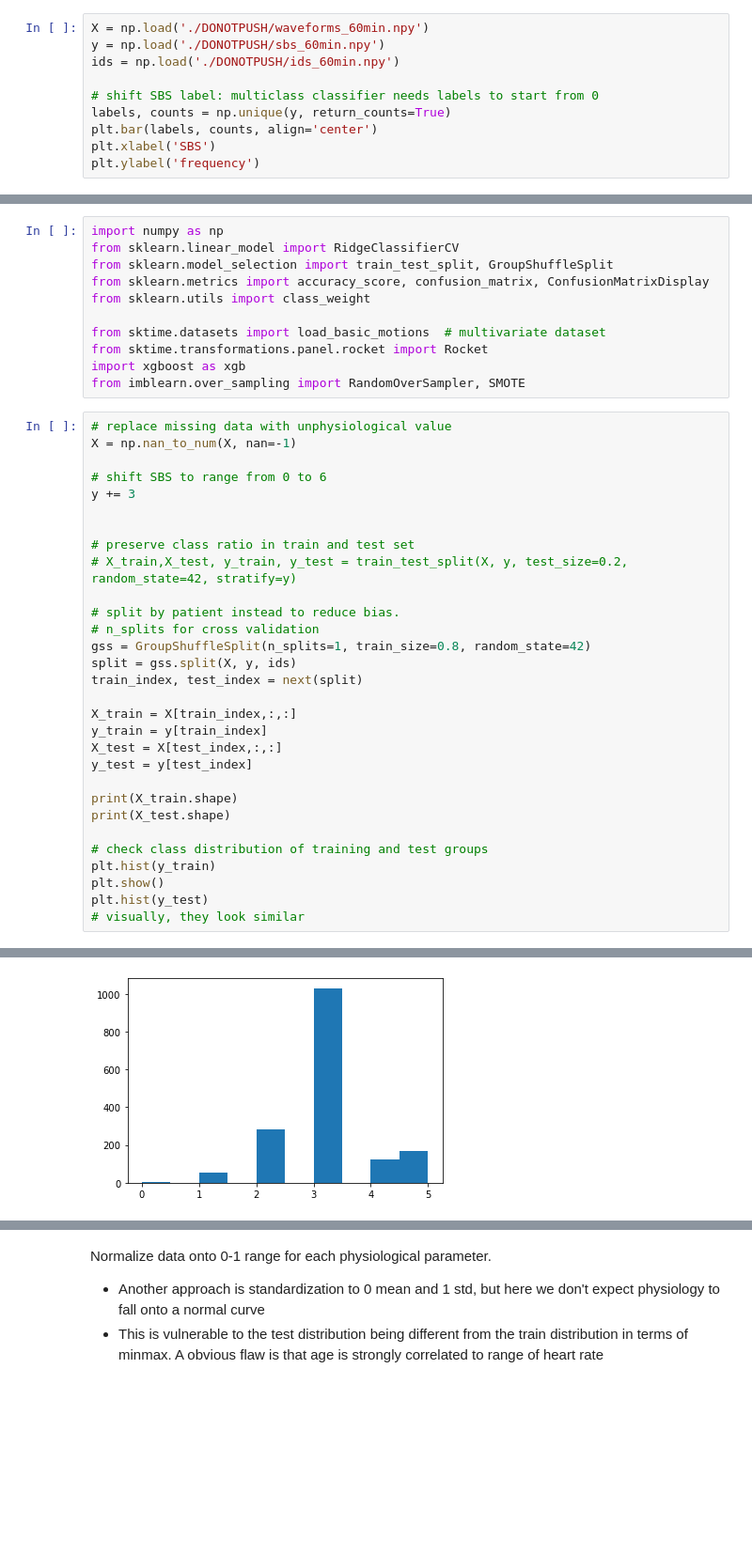
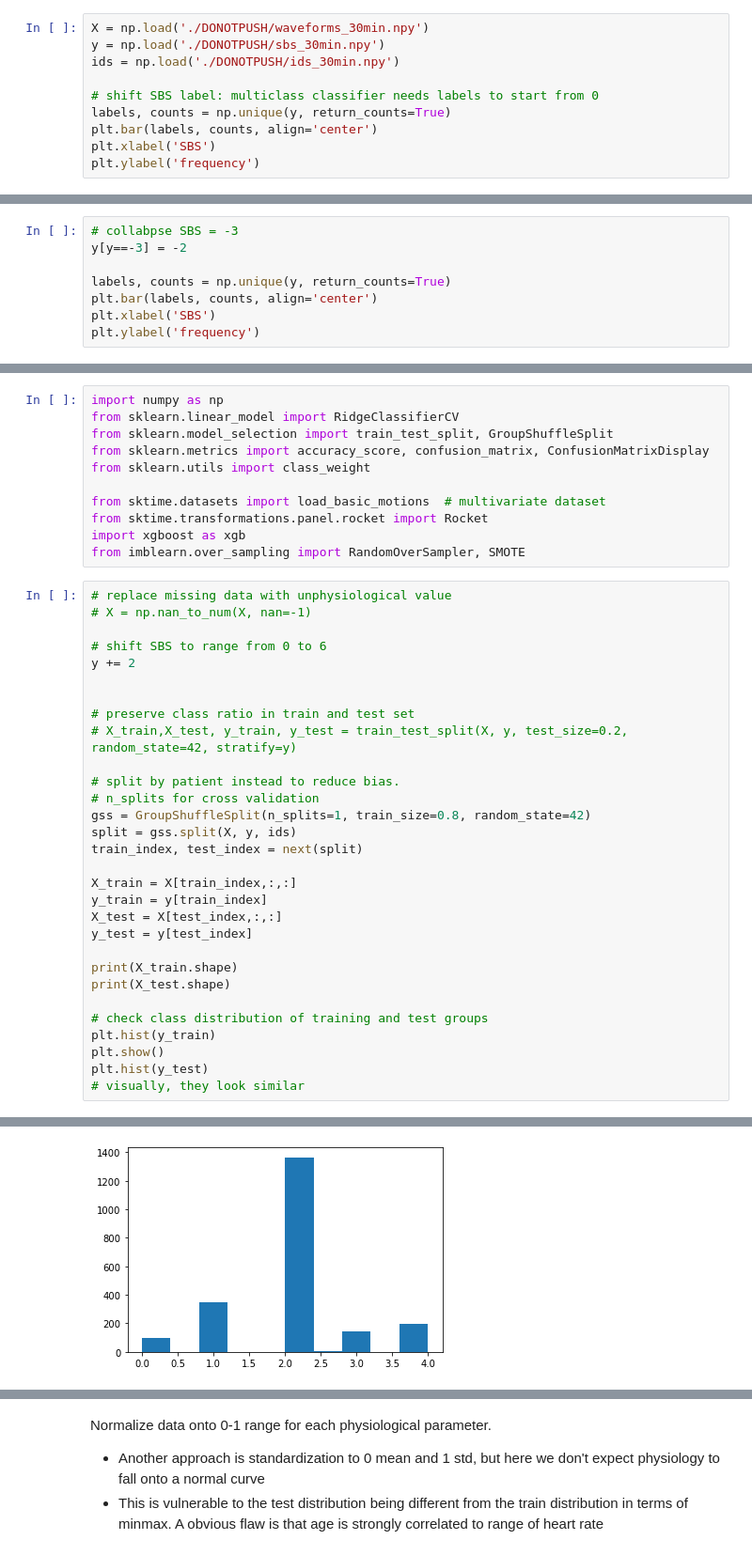
Before and after one commit to fyng/PedAccel, a Jupyter notebook: JHU SAFE/3_ML_optimization.ipynb, the cells around one changed output, grey strips where cells are left out. Shown at 94% size. Drawn from its saved outputs; the diff is of its cells as text; blank space fills up the shorter version.

```diff
--- a/JHU SAFE/3_ML_optimization.ipynb
+++ b/JHU SAFE/3_ML_optimization.ipynb
@@ -10,9 +10,9 @@ from datetime import timedelta, datetime
 
 dir = Path(r"S:\Fackler_OSS_364376\data\IRB-364376-v1-230215")
 # %%
-X = np.load('./DONOTPUSH/waveforms_60min.npy')
-y = np.load('./DONOTPUSH/sbs_60min.npy')
-ids = np.load('./DONOTPUSH/ids_60min.npy')
+X = np.load('./DONOTPUSH/waveforms_30min.npy')
+y = np.load('./DONOTPUSH/sbs_30min.npy')
+ids = np.load('./DONOTPUSH/ids_30min.npy')
 
 # shift SBS label: multiclass classifier needs labels to start from 0
 labels, counts = np.unique(y, return_counts=True)
@@ -24,0 +25,8 @@ Text(0, 0.5, 'frequency')
+# %%
+# collabpse SBS = -3
+y[y==-3] = -2
+
+labels, counts = np.unique(y, return_counts=True)
+plt.bar(labels, counts, align='center')
+plt.xlabel('SBS')
+plt.ylabel('frequency')
@@ -73,10 +86,10 @@ import xgboost as xgb
 from imblearn.over_sampling import RandomOverSampler, SMOTE
 # %%
 # replace missing data with unphysiological value
-X = np.nan_to_num(X, nan=-1)
+# X = np.nan_to_num(X, nan=-1)
 
 # shift SBS to range from 0 to 6
-y += 3
+y += 2
 
 
 # preserve class ratio in train and test set
@@ -107 +120 @@ plt.hist(y_test)
-[figure, old version]
+[figure, new version]
```
Also changed, not shown: parts of 15 cells of this notebook.
